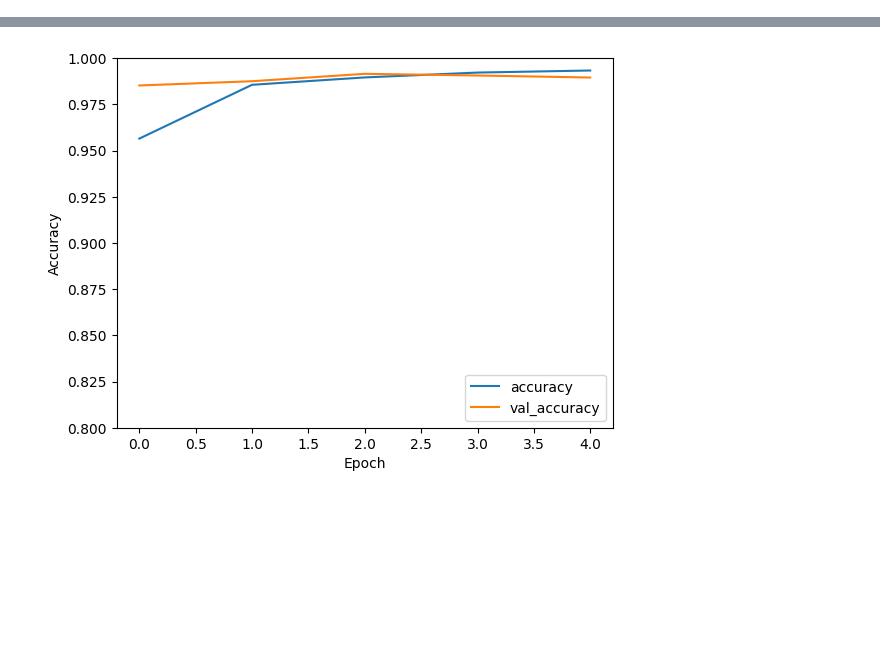
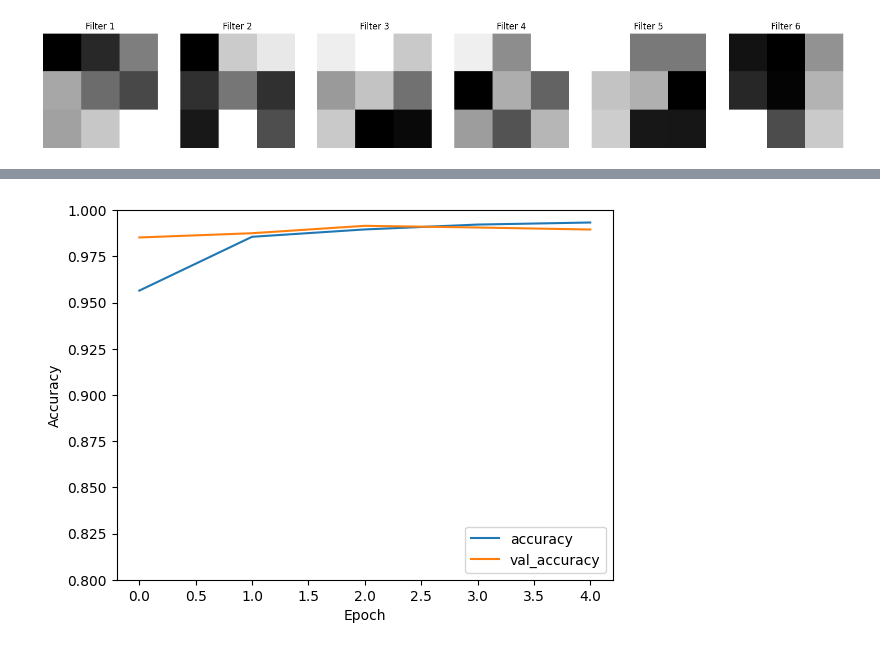
Before and after one commit to Nandini-Kanawade/BreakingUp_CNN, a Jupyter notebook: CNNVisualization.ipynb, the cells around one changed output, grey strips where cells are left out. Cells and saved outputs as stored; diff of their text form; code cells hidden in the pictures; blank space fills up the shorter version.

```diff
--- a/CNNVisualization.ipynb
+++ b/CNNVisualization.ipynb
@@ -35,3 +184,29 @@ model.add(layers.Dense(10, activation='softmax'))
+# %%
+import numpy as np
+
+# Get the weights of the first Conv2D layer
+filters, biases = model.layers[4].get_weights()
+
+# Normalize the filter values to 0-1 so we can visualize them
+f_min, f_max = filters.min(), filters.max()
+filters = (filters - f_min) / (f_max - f_min)
+
+# Plot the first 6 filters
+n_filters = 6
+fig, axs = plt.subplots(1, n_filters, figsize=(20, 8))
+
+for i in range(n_filters):
+    ax = axs[i]
+    # Extract the ith filter
+    f = filters[:, :, :, i]
+    # Since the filters are for grayscale images, they have only one channel
+    ax.imshow(f[:, :, 0], cmap='gray')
+    ax.axis('off')
+    ax.set_title(f'Filter {i + 1}')
+
+plt.show()
+# %% [output]
+[figure, added]
 # %%
 model.compile(optimizer='adam',
               loss='sparse_categorical_crossentropy',
```
Also changed, not shown: parts of 17 cells of this notebook.
